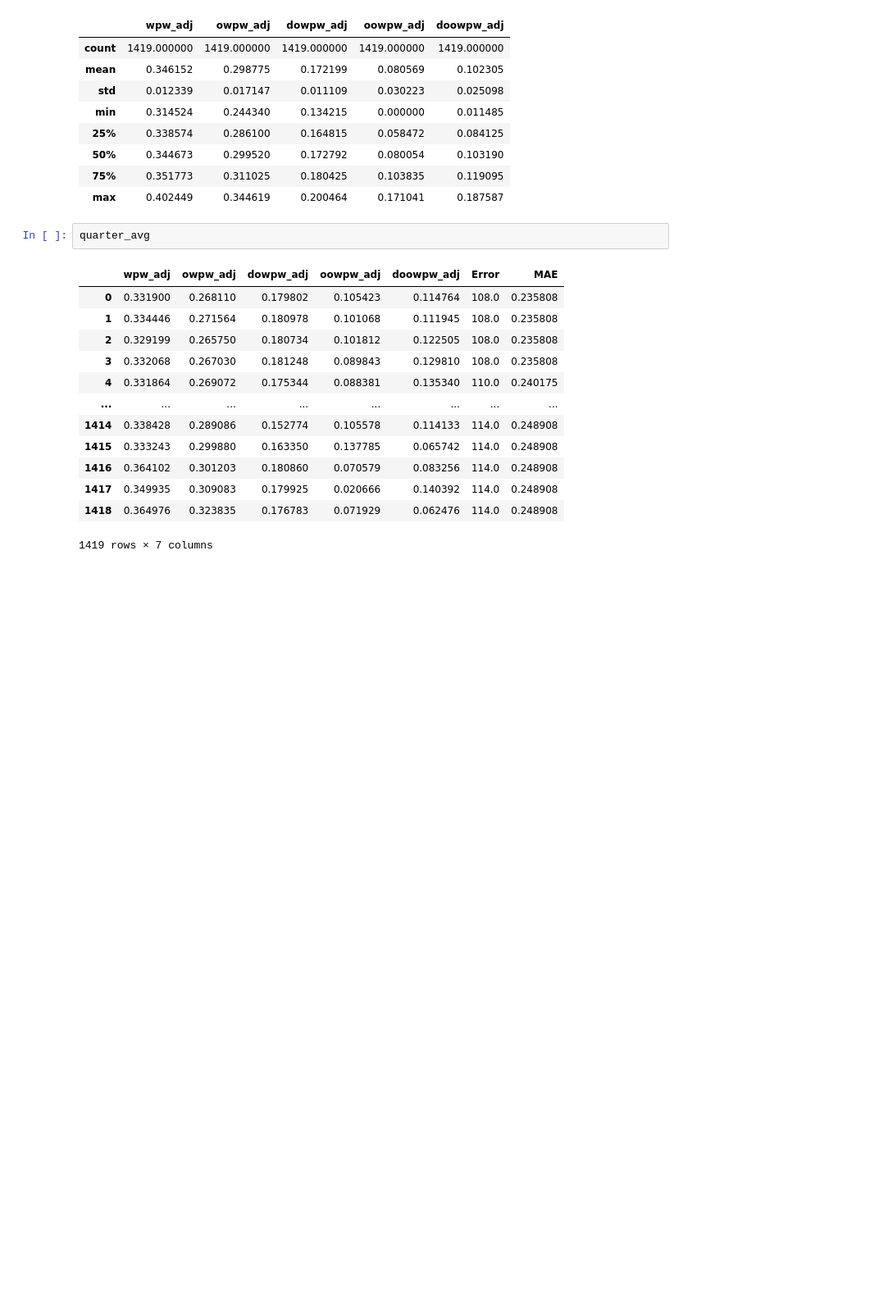
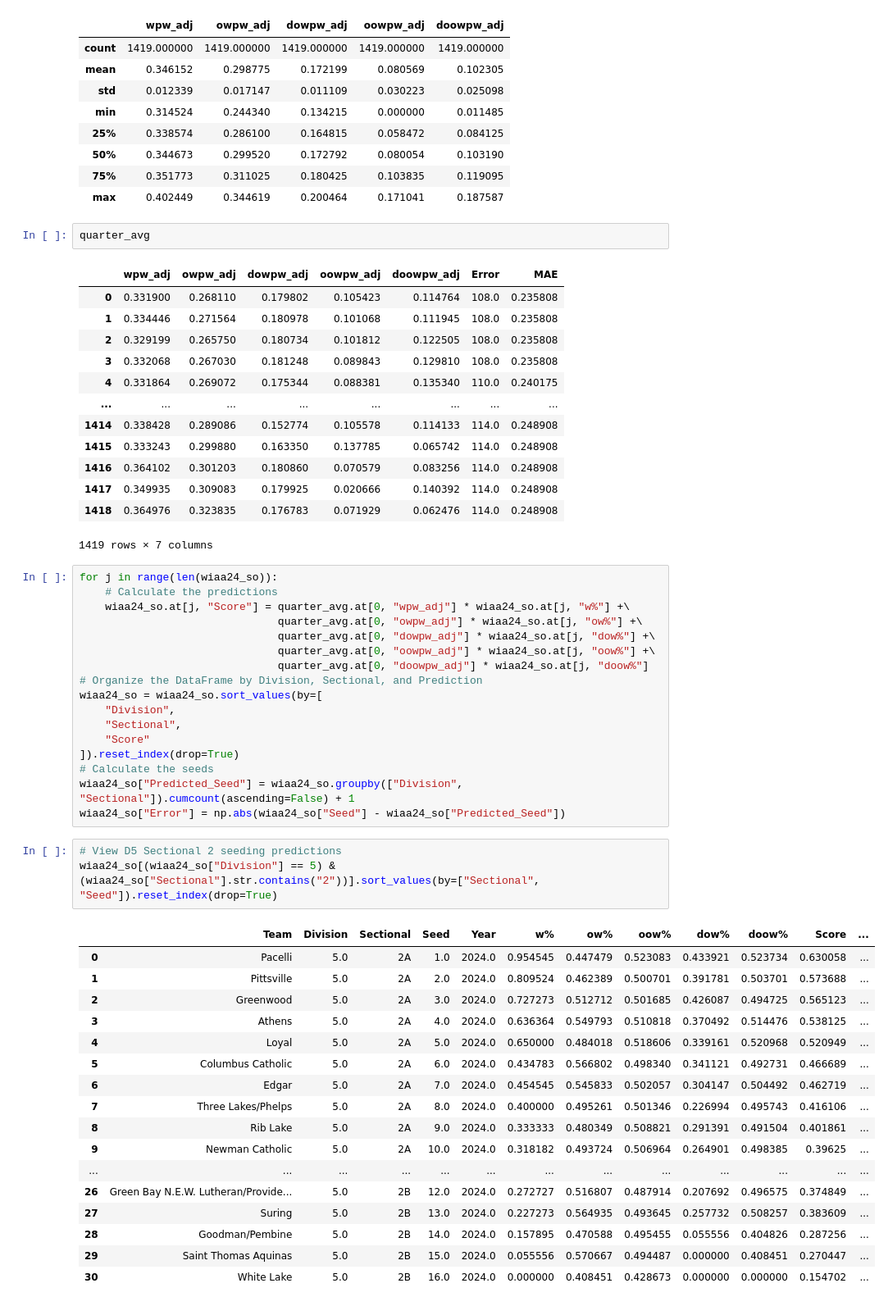
Before and after one commit to edebroux/gibraltar_basketball, a Jupyter notebook: wiaaWebscrape/narrow_weights_search_and_models.ipynb, the cells around one changed output. Shown at 82% size. Saved outputs shown, nothing was run; the diff lists cells and outputs as text; blank space fills up the shorter version.

```diff
--- a/wiaaWebscrape/narrow_weights_search_and_models.ipynb
+++ b/wiaaWebscrape/narrow_weights_search_and_models.ipynb
@@ -191,3 +191,41 @@ quarter_avg
 | 1417 | 0.349935 | 0.309083 | 0.179925 | 0.020666 | 0.140392 | 114.0 | 0.248908 |
 | 1418 | 0.364976 | 0.323835 | 0.176783 | 0.071929 | 0.062476 | 114.0 | 0.248908 |
 1419 rows × 7 columns
+# %%
+for j in range(len(wiaa24_so)):
+    # Calculate the predictions
+    wiaa24_so.at[j, "Score"] = quarter_avg.at[0, "wpw_adj"] * wiaa24_so.at[j, "w%"] +\
+                               quarter_avg.at[0, "owpw_adj"] * wiaa24_so.at[j, "ow%"] +\
+                               quarter_avg.at[0, "dowpw_adj"] * wiaa24_so.at[j, "dow%"] +\
+                               quarter_avg.at[0, "oowpw_adj"] * wiaa24_so.at[j, "oow%"] +\
+                               quarter_avg.at[0, "doowpw_adj"] * wiaa24_so.at[j, "doow%"]
+# Organize the DataFrame by Division, Sectional, and Prediction
+wiaa24_so = wiaa24_so.sort_values(by=[
+    "Division",
+    "Sectional",
+    "Score"
+]).reset_index(drop=True)
+# Calculate the seeds
+wiaa24_so["Predicted_Seed"] = wiaa24_so.groupby(["Division", "Sectional"]).cumcount(ascending=False) + 1
+wiaa24_so["Error"] = np.abs(wiaa24_so["Seed"] - wiaa24_so["Predicted_Seed"])
+# %%
+# View D5 Sectional 2 seeding predictions
+wiaa24_so[(wiaa24_so["Division"] == 5) & (wiaa24_so["Sectional"].str.contains("2"))].sort_values(by=["Sectional", "Seed"]).reset_index(drop=True)
+# %% [output]
+|  | Team | Division | Sectional | Seed | Year | w% | ow% | oow% | dow% | doow% | Score | ... |
+| 0 | Pacelli | 5.0 | 2A | 1.0 | 2024.0 | 0.954545 | 0.447479 | 0.523083 | 0.433921 | 0.523734 | 0.630058 | ... |
+| 1 | Pittsville | 5.0 | 2A | 2.0 | 2024.0 | 0.809524 | 0.462389 | 0.500701 | 0.391781 | 0.503701 | 0.573688 | ... |
+| 2 | Greenwood | 5.0 | 2A | 3.0 | 2024.0 | 0.727273 | 0.512712 | 0.501685 | 0.426087 | 0.494725 | 0.565123 | ... |
+| 3 | Athens | 5.0 | 2A | 4.0 | 2024.0 | 0.636364 | 0.549793 | 0.510818 | 0.370492 | 0.514476 | 0.538125 | ... |
+| 4 | Loyal | 5.0 | 2A | 5.0 | 2024.0 | 0.650000 | 0.484018 | 0.518606 | 0.339161 | 0.520968 | 0.520949 | ... |
+| 5 | Columbus Catholic | 5.0 | 2A | 6.0 | 2024.0 | 0.434783 | 0.566802 | 0.498340 | 0.341121 | 0.492731 | 0.466689 | ... |
+| 6 | Edgar | 5.0 | 2A | 7.0 | 2024.0 | 0.454545 | 0.545833 | 0.502057 | 0.304147 | 0.504492 | 0.462719 | ... |
+| 7 | Three Lakes/Phelps | 5.0 | 2A | 8.0 | 2024.0 | 0.400000 | 0.495261 | 0.501346 | 0.226994 | 0.495743 | 0.416106 | ... |
+| 8 | Rib Lake | 5.0 | 2A | 9.0 | 2024.0 | 0.333333 | 0.480349 | 0.508821 | 0.291391 | 0.491504 | 0.401861 | ... |
+| 9 | Newman Catholic | 5.0 | 2A | 10.0 | 2024.0 | 0.318182 | 0.493724 | 0.506964 | 0.264901 | 0.498385 | 0.39625 | ... |
+| ... | ... | ... | ... | ... | ... | ... | ... | ... | ... | ... | ... | ... |
+| 26 | Green Bay N.E.W. Lutheran/Provide... | 5.0 | 2B | 12.0 | 2024.0 | 0.272727 | 0.516807 | 0.487914 | 0.207692 | 0.496575 | 0.374849 | ... |
+| 27 | Suring | 5.0 | 2B | 13.0 | 2024.0 | 0.227273 | 0.564935 | 0.493645 | 0.257732 | 0.508257 | 0.383609 | ... |
+| 28 | Goodman/Pembine | 5.0 | 2B | 14.0 | 2024.0 | 0.157895 | 0.470588 | 0.495455 | 0.055556 | 0.404826 | 0.287256 | ... |
+| 29 | Saint Thomas Aquinas | 5.0 | 2B | 15.0 | 2024.0 | 0.055556 | 0.570667 | 0.494487 | 0.000000 | 0.408451 | 0.270447 | ... |
+| 30 | White Lake | 5.0 | 2B | 16.0 | 2024.0 | 0.000000 | 0.408451 | 0.428673 | 0.000000 | 0.000000 | 0.154702 | ... |
```
Also changed, not shown: parts of 7 cells of this notebook.
